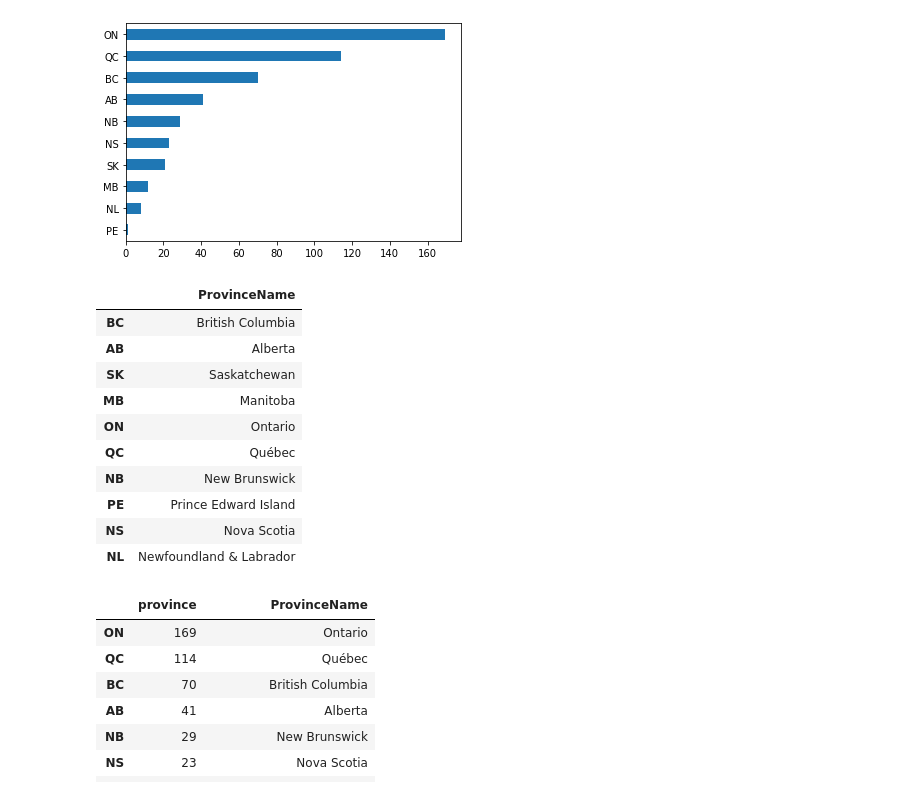
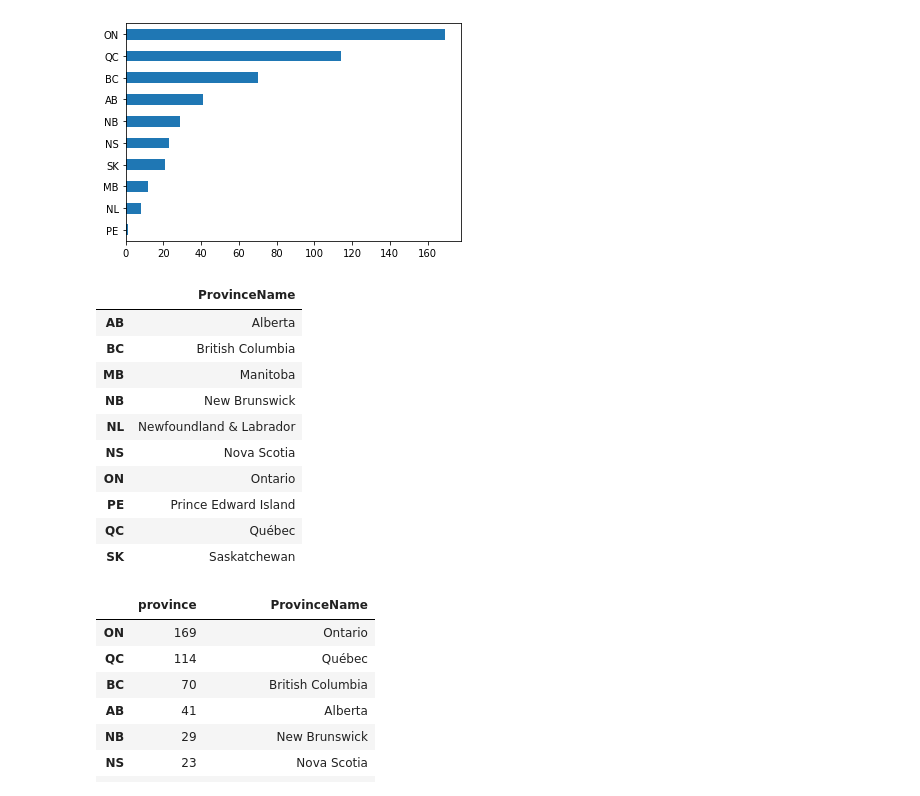
Before and after one commit to PeterAnema/Python_voor_Data_Science, a Jupyter notebook: Opdrachten/uitwerkingen/Opdracht 3.1 - Pandas.ipynb, the cells around one changed output. Cells and saved outputs as stored; diff of their text form; code cells hidden in the pictures.

```diff
--- a/Opdrachten/uitwerkingen/Opdracht 3.1 - Pandas.ipynb
+++ b/Opdrachten/uitwerkingen/Opdracht 3.1 - Pandas.ipynb
@@ -5,6 +5,9 @@ import pandas as pd
 import numpy as np
 import matplotlib.pyplot as plt
 %matplotlib inline
+# %%
+pd.set_option('display.max_rows', None)
+pd.set_option('display.max_columns', None)
 # %% [markdown]
 ### Lees de data
 # %%
@@ -507,29 +541,29 @@ df['province'].value_counts(ascending=True).plot(kind='barh')
 # %%
 d = {'BC':'British Columbia',
      'AB':'Alberta',
      'SK':'Saskatchewan',
      'MB':'Manitoba',
      'ON':'Ontario',
      'QC':'Québec',
      'NB':'New Brunswick',
      'PE':'Prince Edward Island',
      'NS':'Nova Scotia',
      'NL':'Newfoundland & Labrador'}
 
-provinces_names = pd.DataFrame({'ProvinceName': s})
+provinces_names = pd.DataFrame({'ProvinceName': d})
 provinces_names
 # %% [output]
 |  | ProvinceName |
+| AB | Alberta |
 | BC | British Columbia |
-| AB | Alberta |
+| MB | Manitoba |
+| NB | New Brunswick |
+| NL | Newfoundland & Labrador |
+| NS | Nova Scotia |
+| ON | Ontario |
+| PE | Prince Edward Island |
+| QC | Québec |
 | SK | Saskatchewan |
-| MB | Manitoba |
-| ON | Ontario |
-| QC | Québec |
-| NB | New Brunswick |
-| PE | Prince Edward Island |
-| NS | Nova Scotia |
-| NL | Newfoundland & Labrador |
 # %%
 df_provinces = df_provinces.join(provinces_names)
 df_provinces
```
Also changed, not shown: parts of 22 cells of this notebook, 3 other files.
